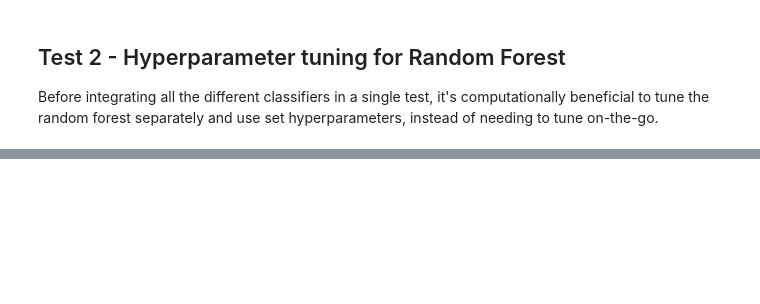
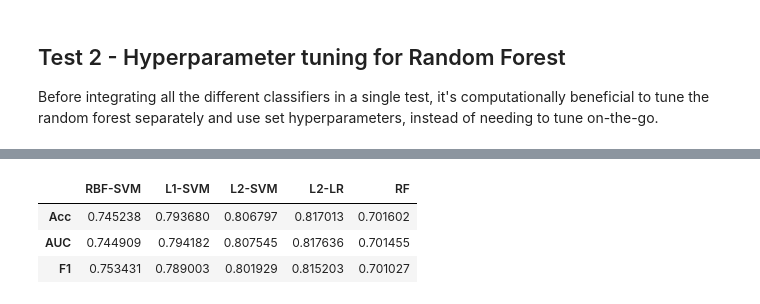
Before and after one commit to alxiang/ML-FOR-TARGET-AML, a Jupyter notebook: AML Classification.ipynb, the cells around one changed output, grey strips where cells are left out. Cells and saved outputs as stored; diff of their text form; code cells hidden in the pictures; blank space fills up the shorter version.

```diff
--- a/AML Classification.ipynb
+++ b/AML Classification.ipynb
@@ -228,0 +347,15 @@ Image(graph.create_png())
+# %%
+# Logistic Regression
+LR = LogisticRegression()
+
+# Hyperparameters
+LR_penalty = ["l1", "l2"]
+LR_C = [0.0001, 0.001, 0.01, 0.1, 1, 10]
+LR_grid = {"penalty" : LR_penalty, "C" : LR_C}
+
+# GRIDSEARCH
+LR_search = GridSearchCV(LR, LR_grid, cv = 10, verbose = 1, scoring = "f1", n_jobs = -1)
+LR_search.fit(X_signature, y)
+
+print(LR_search.best_params_)
+print(LR_search.best_score_)
@@ -228,0 +378,16 @@ Image(graph.create_png())
+# %%
+# SET UP
+
+k_fold = RepeatedStratifiedKFold(10, n_repeats = 5, random_state = 100)
+
+finalClassifiers = {SVC(kernel = "rbf", gamma = 0.01, C=10) : [[],[],[]],
+
+                   LinearSVC(penalty = "l1", dual = False, C=0.1) : [[],[],[]],
+
+                   LinearSVC(penalty = "l2", C=0.1): [[],[],[]],
+
+                   LogisticRegression(penalty = "l2") : [[],[],[]],
+
+                   RandomForestClassifier(criterion = "gini", max_depth = 5, max_features = 'sqrt', min_samples_leaf = 2,
+                                          min_samples_split = 2, n_estimators = 300) : [[],[],[]]
+                   }
@@ -228,0 +443,16 @@ Image(graph.create_png())
+# %%
+# VIEW RESULTS
+from statistics import mean
+
+results = pd.DataFrame.from_dict(finalClassifiers)
+results.columns = ["RBF-SVM", "L1-SVM", "L2-SVM", "L2-LR", "RF"]
+results.index = ["Acc", "AUC", "F1"]
+results = results.applymap(lambda x: mean(x))
+
+
+display(results)
+# %% [output]
+|  | RBF-SVM | L1-SVM | L2-SVM | L2-LR | RF |
+| Acc | 0.745238 | 0.793680 | 0.806797 | 0.817013 | 0.701602 |
+| AUC | 0.744909 | 0.794182 | 0.807545 | 0.817636 | 0.701455 |
+| F1 | 0.753431 | 0.789003 | 0.801929 | 0.815203 | 0.701027 |
```
Also changed, not shown: parts of 22 cells of this notebook, 2 other files.
